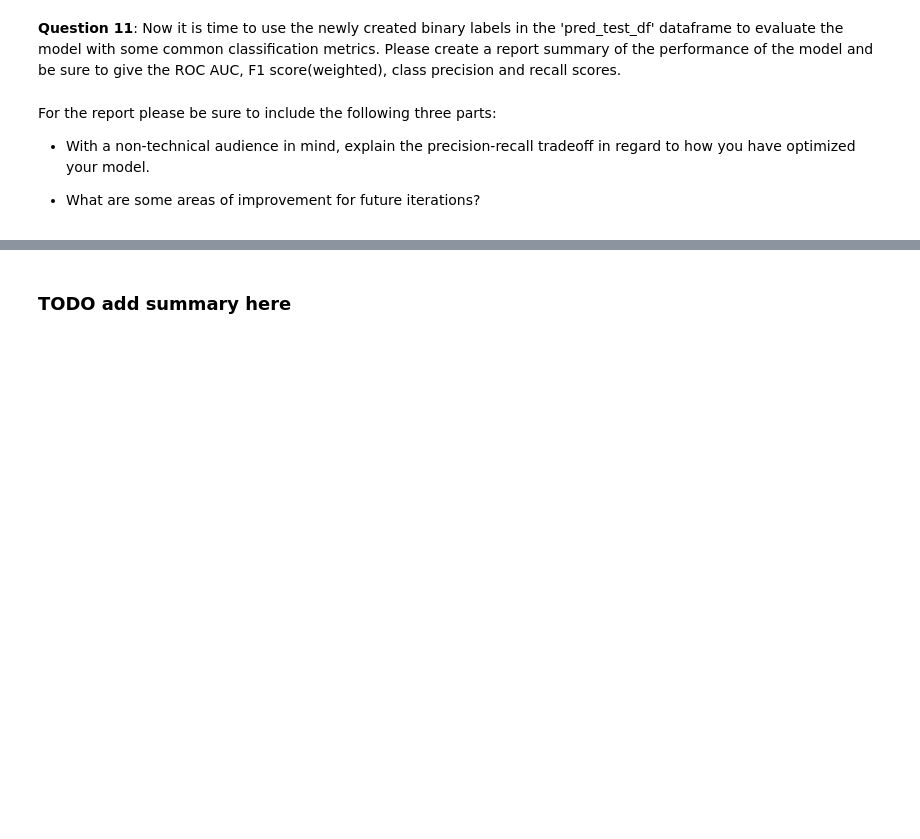
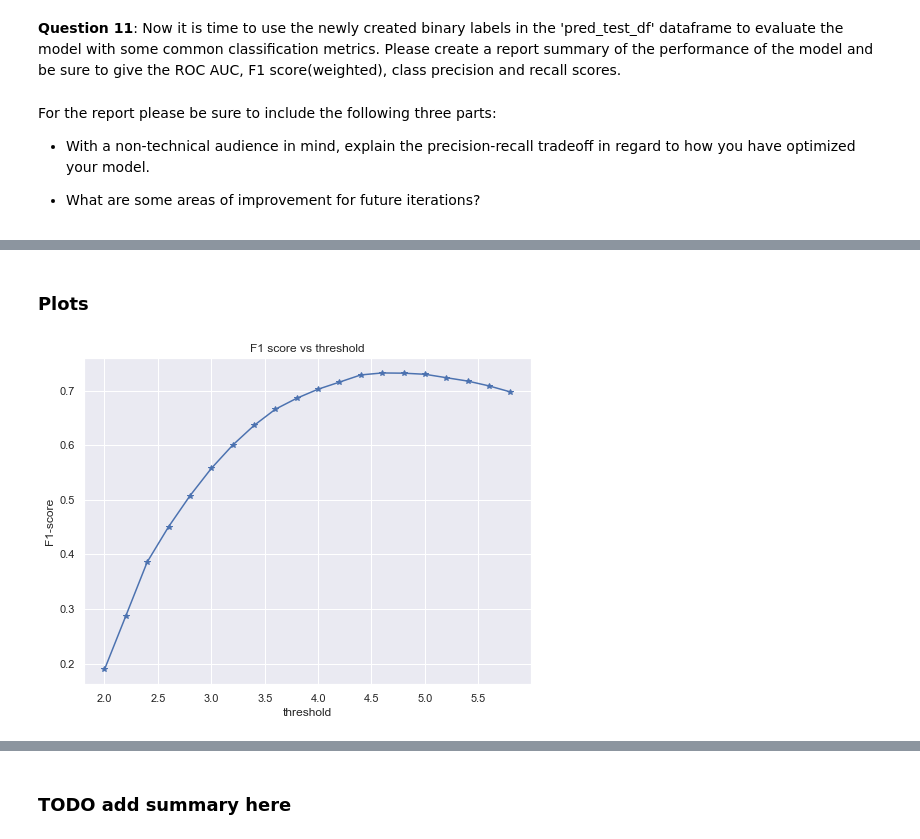
Before and after one commit to luigisaetta/uci-diabetes, a Jupyter notebook: project/starter_code/student_project.ipynb, the cells around one changed output, grey strips where cells are left out. Cells and saved outputs as stored; diff of their text form; code cells hidden in the pictures; blank space fills up the shorter version.

Commit message:
added plots and ROC AUC

```diff
--- a/project/starter_code/student_project.ipynb
+++ b/project/starter_code/student_project.ipynb
@@ -938,7 +951,15 @@ For the report please be sure to include the following three parts:
 from sklearn.metrics import confusion_matrix, precision_score, recall_score, f1_score, accuracy_score
 
 # do the computation for different thresholds
-threshold_list = [3.8, 4.0, 4.2, 4.4, 4.6, 4.8, 5.0, 5.2]
+threshold_list = [round(thr, 1) for thr in np.arange(2.0, 6.0, 0.20)]
+
+acc_list = []
+prec_list = []
+rec_list = []
+f1_list = []
+conf_mat_list = []
+tpr_list = []
+fpr_list = []
 
 for thr in threshold_list:
     print('Compute for THRESHOLD:', thr)
@@ -957,12 +978,18 @@ for thr in threshold_list:
     precision = precision_score(y_true, y_preds, average='weighted')
     recall = recall_score(y_true, y_preds, average='weighted')
     f1 = f1_score(y_true, y_preds, average='weighted')
+    tpr = round(tp/float(tp + fn), 2)
+    fpr = round(fp/float(fp + tn), 2)
 
-    print('Confusion matrix (tn, fp, fn, tp):', (tn, fp, fn, tp))
-    print('')
-    print('Accuracy: ', round(acc, 3))
-    print('Precision: ', round(precision, 3))
-    print('Recall: ', round(recall, 3))
-    print('F1-score: ', round(f1, 3))
-    print('')
+    acc_list.append(acc)
+    prec_list.append(precision)
+    rec_list.append(recall)
+    f1_list.append(f1)
+    conf_mat_list.append([tn, fp, fn, tp])
+    tpr_list.append(tpr)
+    fpr_list.append(fpr)
+
+# build the results dataframe
+stats_df = pd.DataFrame(list(zip(threshold_list, conf_mat_list, acc_list, prec_list, rec_list, f1_list)),
+               columns =['thr', 'conf_mat [tn, fp, fn, tp]', 'acc', 'prec', 'rec', 'f1'])
 # %% [output]
@@ -985,0 +1043,13 @@ F1-score:  0.716
+# %% [markdown]
+### Plots
+# %%
+# plot the f1 score vs threshold
+plt.figure(figsize=(8, 6))
+plt.plot(threshold_list, f1_list, '*-')
+plt.title('F1 score vs threshold')
+plt.xlabel('threshold')
+plt.ylabel('F1-score')
+plt.grid(True)
+plt.show()
+# %% [output]
+[figure, added]
```
Also changed, not shown: parts of 34 cells of this notebook, 1 other file.
